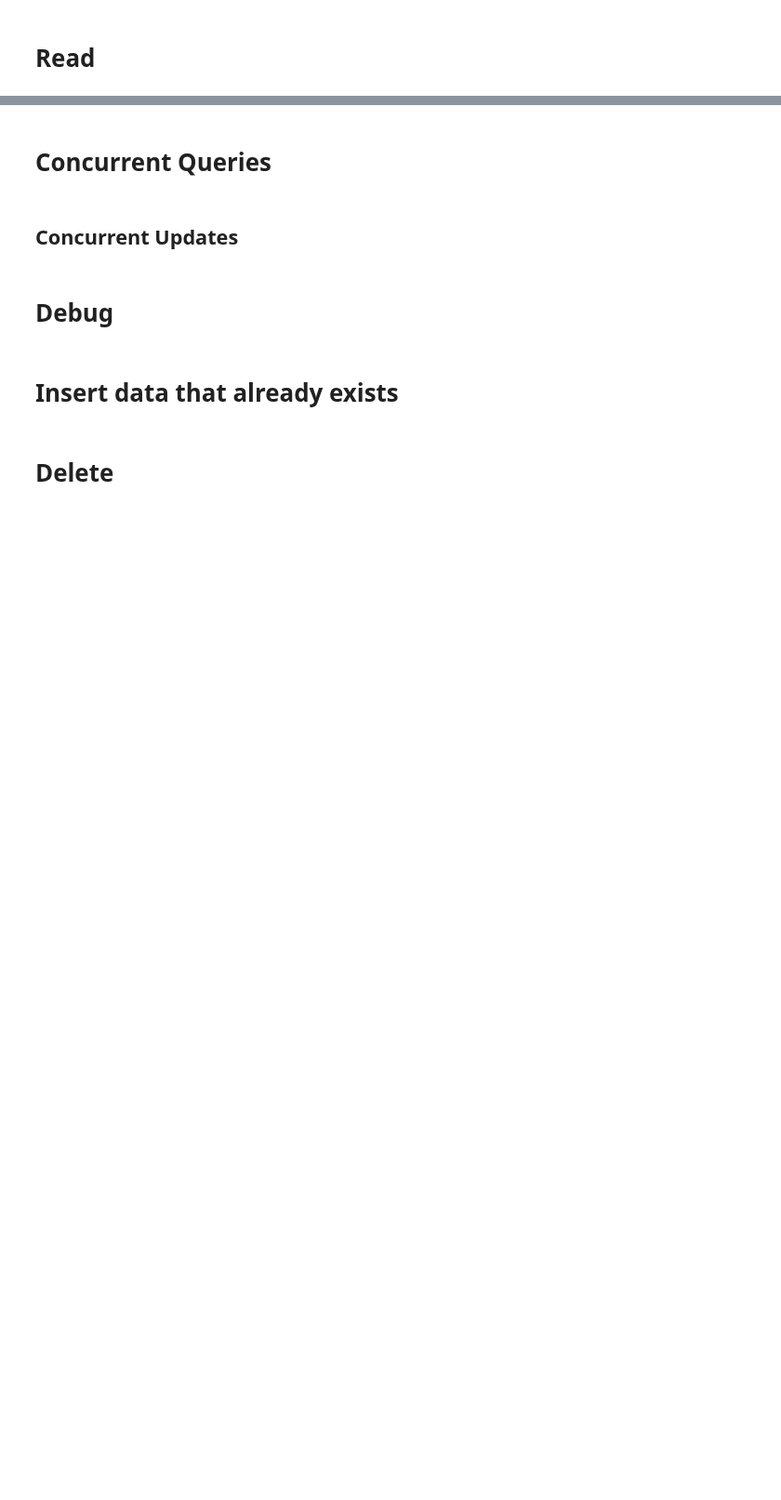
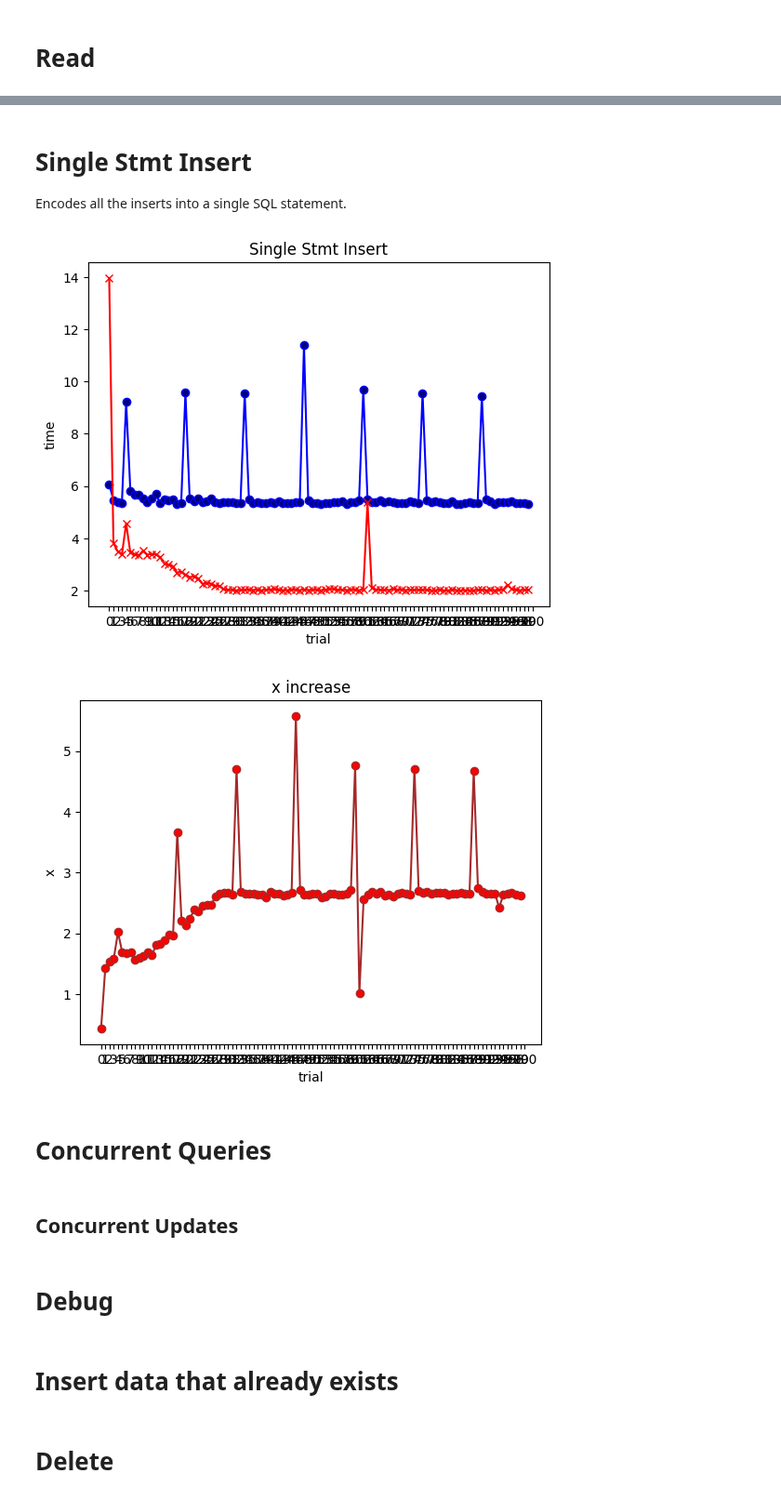
Before and after one commit to vlcn-io/cr-sqlite, a Jupyter notebook: py/perf/perf.ipynb, the cells around one changed output, grey strips where cells are left out. Shown at 93% size. Cells and saved outputs as stored; diff of their text form; code cells hidden in the pictures; blank space fills up the shorter version.

Commit message:
perf timings for bulk insertion statements

```diff
--- a/py/perf/perf.ipynb
+++ b/py/perf/perf.ipynb
@@ -60,12 +60,6 @@ c.execute("CREATE TABLE vcomponent (id primary key, type, slide_id, content)")
 # %% [markdown]
 # Insert / Update / Delete Defs
 # %%
-def truncate(pfx):
-  c.execute("DELETE FROM {pfx}user".format(pfx=pfx))
-  c.execute("DELETE FROM {pfx}deck".format(pfx=pfx))
-  c.execute("DELETE FROM {pfx}slide".format(pfx=pfx))
-  c.execute("DELETE FROM {pfx}component".format(pfx=pfx))
-
 def insert(pfx, count, offset):
   for i in range(count):
     c.execute("INSERT INTO {pfx}user VALUES (?, ?)".format(pfx = pfx), (i + offset, random_str()))
@@ -89,6 +83,15 @@ def read(pfx, count, offset):
     c.execute("SELECT * FROM {pfx}deck WHERE id = {id}".format(pfx = pfx, id = i + offset))
     c.execute("SELECT * FROM {pfx}slide WHERE id = {id}".format(pfx = pfx, id = i + offset))
     c.execute("SELECT * FROM {pfx}component WHERE id = {id}".format(pfx = pfx, id = i + offset))
+
+def single_stmt_insert(pfx, count, offset):
+  values = []
+  offset = offset + 1000000;
+  for i in range(count):
+    values.append("({}, '{}', {}, '{}')".format(i + offset, "text", i, random_str()))
+  sql = "INSERT INTO {pfx}component VALUES {values}".format(pfx = pfx, values = ", ".join(values))
+  c.execute(sql)
+  c.commit()
 
 def time_x(type, fn):
   timings = []
@@ -157,3 +160,16 @@ plot_xincrease(perf_crr_read, perf_vanilla_read, "x increase")
+# %% [markdown]
+# Single Stmt Insert
+
+Encodes all the inserts into a single SQL statement.
+# %%
+perf_vanilla_single = time_x("v", single_stmt_insert)
+perf_crr_single = time_x("", single_stmt_insert)
+
+plot_timings(perf_crr_single, perf_vanilla_single, "Single Stmt Insert")
+plot_xincrease(perf_crr_single, perf_vanilla_single, "x increase")
+# %% [output]
+[figure, added]
+[figure, added]
 # %% [markdown]
 # Concurrent Queries
 # %%
```
Also changed, not shown: parts of 3 cells of this notebook.
